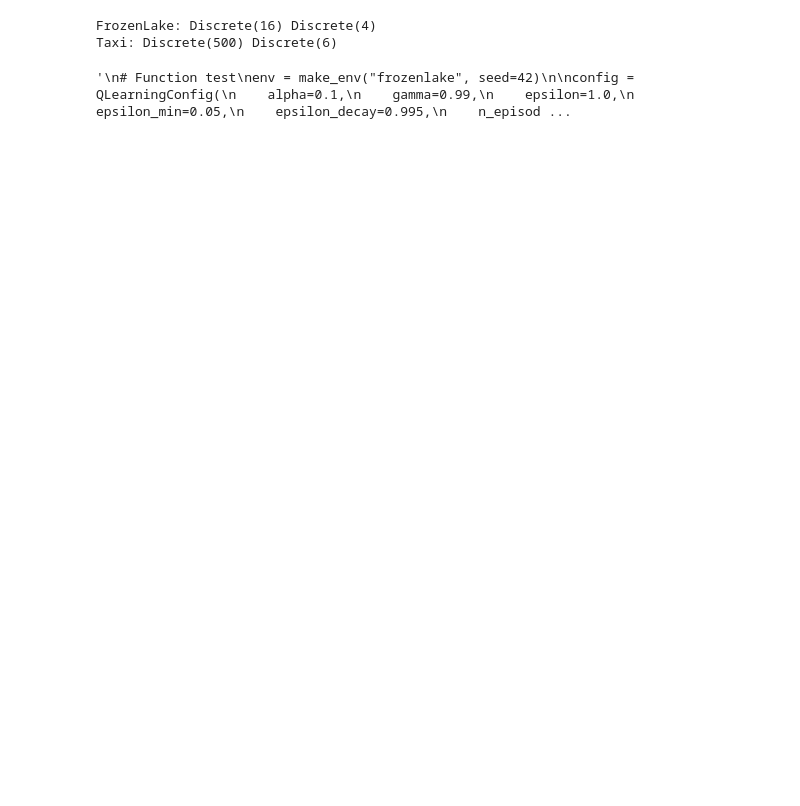
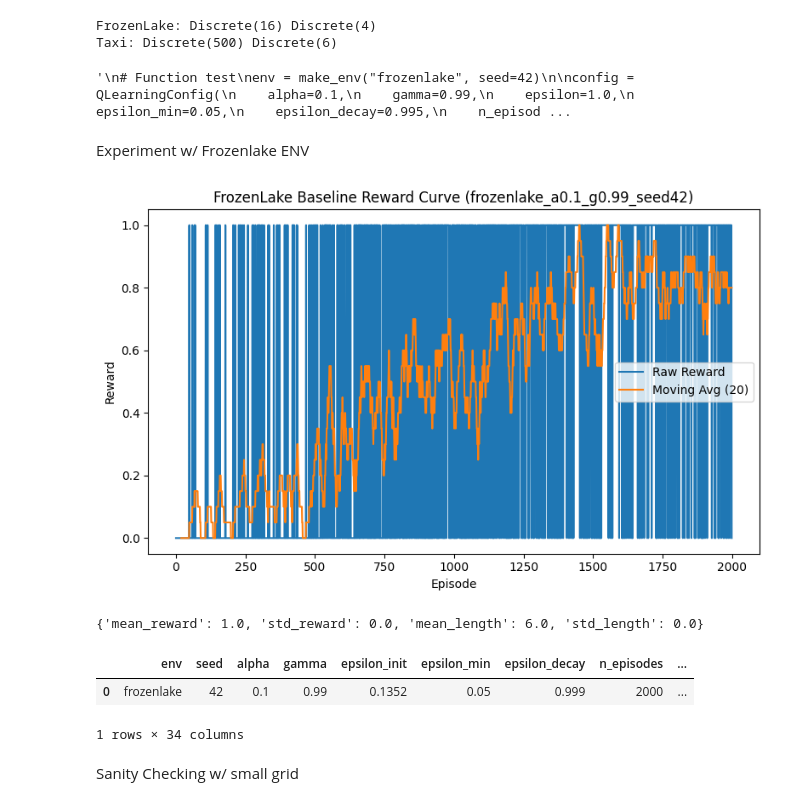
Before and after one commit to SteelspeedYYC/CAS781_finalproject, a Jupyter notebook: experiment.ipynb, the cells around one changed output. Cells and saved outputs as stored; diff of their text form; code cells hidden in the pictures; blank space fills up the shorter version.

Commit message:
Lake done

```diff
--- a/experiment.ipynb
+++ b/experiment.ipynb
@@ -81,3 +81,5 @@ save_trajectory_csv(
 """
 # %% [output]
 '\n# Function test\nenv = make_env("frozenlake", seed=42)\n\nconfig = QLearningConfig(\n    alpha=0.1,\n    gamma=0.99,\n    epsilon=1.0,\n    epsilon_min=0.05,\n    epsilon_decay=0.995,\n    n_episod ...
+# %% [markdown]
+Experiment w/ Frozenlake ENV
@@ -83,0 +89,68 @@ save_trajectory_csv(
+# %%
+env = gym.make(
+    "FrozenLake-v1",
+    is_slippery=False,
+)
+
+# Baseline config
+base_config = QLearningConfig(
+    alpha=0.1,
+    gamma=0.99,
+    epsilon=1.0,
+    epsilon_min=0.05,
+    epsilon_decay = 0.999,
+    n_episodes=2000,
+    max_steps_per_episode=100,
+    seed=42,
+)
+
+#Testing args
+small_alphas = [0.1, 0.3] # Learning rate
+small_gammas = [0.9, 0.99] # Discount
+small_seeds = [0, 1, 2] # Seeds
+
+agent, training_logs, eval_logs = run_q_learning(env, base_config)
+
+record = summarize_run(
+    training_logs=training_logs,
+    eval_logs=eval_logs,
+    config=base_config,
+    env_name="frozenlake",
+    seed=42,
+    success_threshold=1.0,
+)
+
+run_name = make_run_name(base_config, env_name="frozenlake", seed=42)
+
+
+# Save summary csv
+baseline_df = records_to_dataframe([record])
+save_results_csv(
+    baseline_df,
+    f"results/raw/{run_name}_summary.csv"
+)
+
+# Save trajectory csv
+save_trajectory_csv(
+    training_logs,
+    f"results/raw/trajectories/{run_name}.csv"
+)
+
+# Draw baseline reward curve
+plot_rewards(
+    rewards=training_logs["episode_rewards"],
+    title=f"FrozenLake Baseline Reward Curve ({run_name})",
+    save_path=f"results/plots/{run_name}_reward_curve.png",
+    smooth_window=20
+)
+
+print(eval_logs)
+baseline_df.head()
+# %% [output]
+[figure, added]
+{'mean_reward': 1.0, 'std_reward': 0.0, 'mean_length': 6.0, 'std_length': 0.0}
+|  | env | seed | alpha | gamma | epsilon_init | epsilon_min | epsilon_decay | n_episodes | ... |
+| 0 | frozenlake | 42 | 0.1 | 0.99 | 0.1352 | 0.05 | 0.999 | 2000 | ... |
+1 rows × 34 columns
+# %% [markdown]
+Sanity Checking w/ small grid
```
Also changed, not shown: parts of 14 cells of this notebook, 3 other files.
